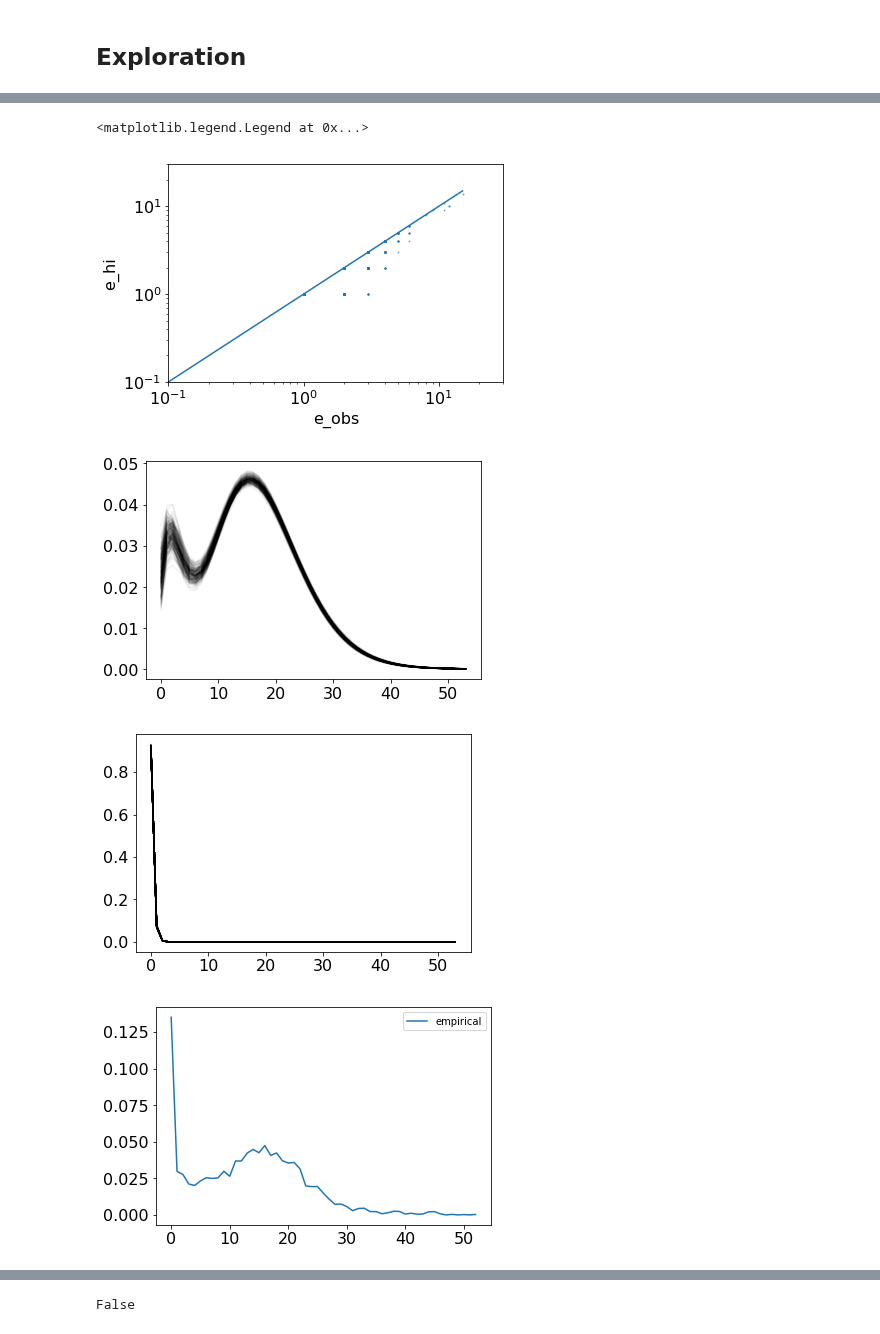
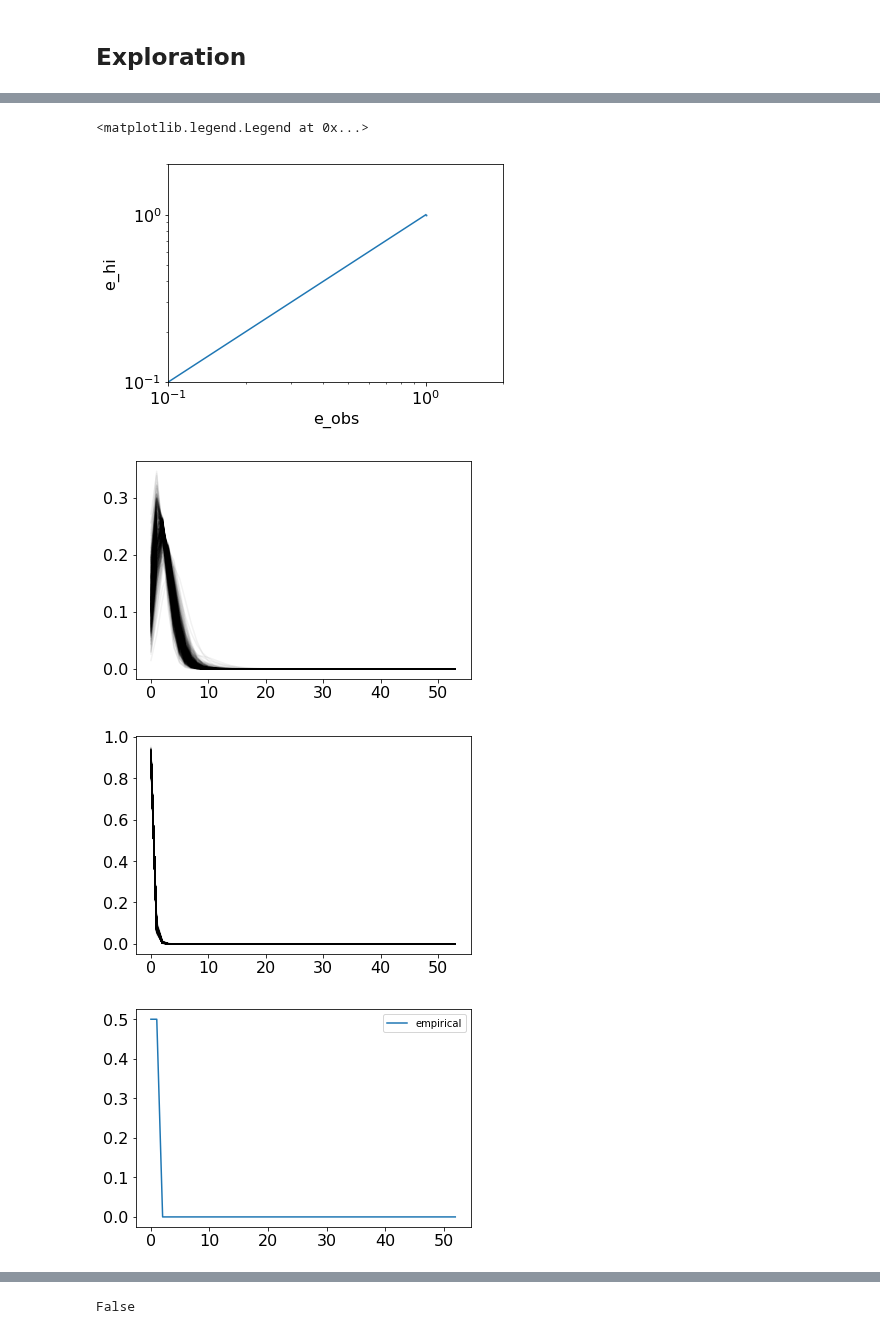
Before and after one commit to broadinstitute/CellBender, a Jupyter notebook: proto/chimera/notebooks/dtm_exploration.ipynb, the cells around one changed output, grey strips where cells are left out. Drawn from its saved outputs; the diff is of its cells as text; code cells hidden in the pictures.

Commit message:
gene expression sparse gp proto

```diff
--- a/proto/chimera/notebooks/dtm_exploration.ipynb
+++ b/proto/chimera/notebooks/dtm_exploration.ipynb
@@ -125,7 +125,7 @@ init_params_dict = {
     'global.chimera_alpha_c_prior_scale': 0.01,
     'global.chimera_beta_c_prior_loc': 0.05,
     'global.chimera_beta_c_prior_scale': 0.01,
-    'fsd.gmm_num_components': 1,
+    'fsd.gmm_num_components': 2,
     'fsd.gmm_dirichlet_concentration': 1.0,
     'fsd.gmm_min_weight_per_component': 1e-3,
     'fsd.gmm_min_xi_scale': 0.0,
@@ -733,5 +754,5 @@ with torch.no_grad():
 # %%
-gene_index = 400
+gene_index = 17002 #sc_fingerprint_base.gene_idx_list.index(5718)
 
 sampler = PosteriorGeneExpressionSampler(model, device, dtype)
 expr_dict = sampler.get_gene_expression_posterior_sampling_summary(
@@ -797,7 +818,7 @@ plt.yscale('log')
 plt.xlim((0.1, 2*np.max(e_obs)))
 plt.ylim((0.1, 2*np.max(e_obs)))
 
-n_posterior_samples = 200
+n_posterior_samples = 500
 cell_index_array = np.zeros((n_posterior_samples,), dtype=np.int).astype(np.int32)
 gene_index_array = gene_index * np.ones_like(cell_index_array).astype(np.int32)
 cell_sampling_site_scale_factor_array = np.ones_like(cell_index_array)
@@ -851,5 +872,5 @@ p_obs_hi: 0.977 +- 0.004
 <matplotlib.legend.Legend at 0x...>
-[figure, old version]
+[figure, new version]
-[figure, old version]
+[figure, new version]
-[figure, old version]
+[figure, new version]
-[figure, old version]
+[figure, new version]
```
Also changed, not shown: parts of 32 cells of this notebook.
